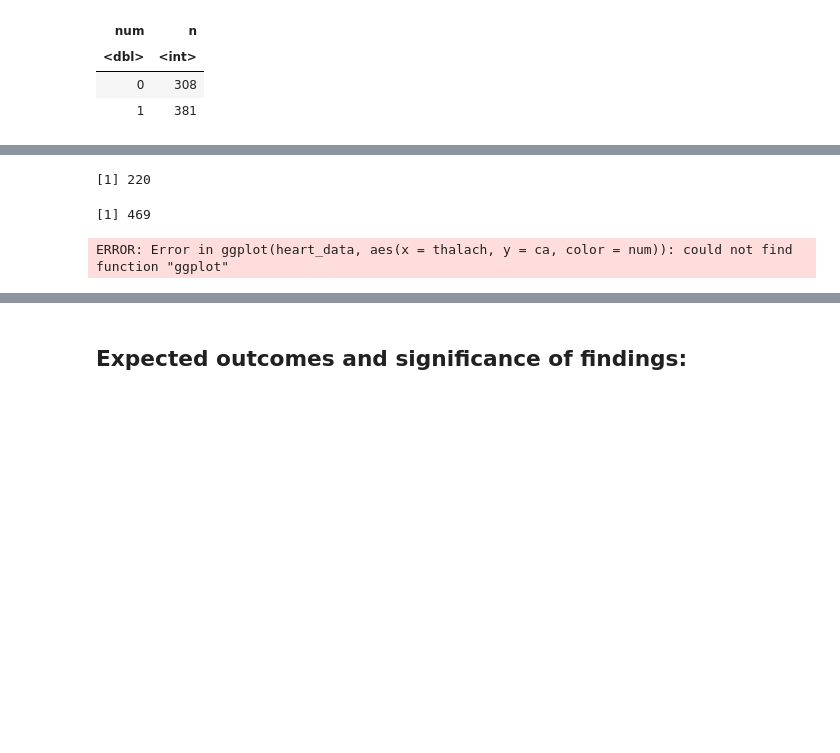
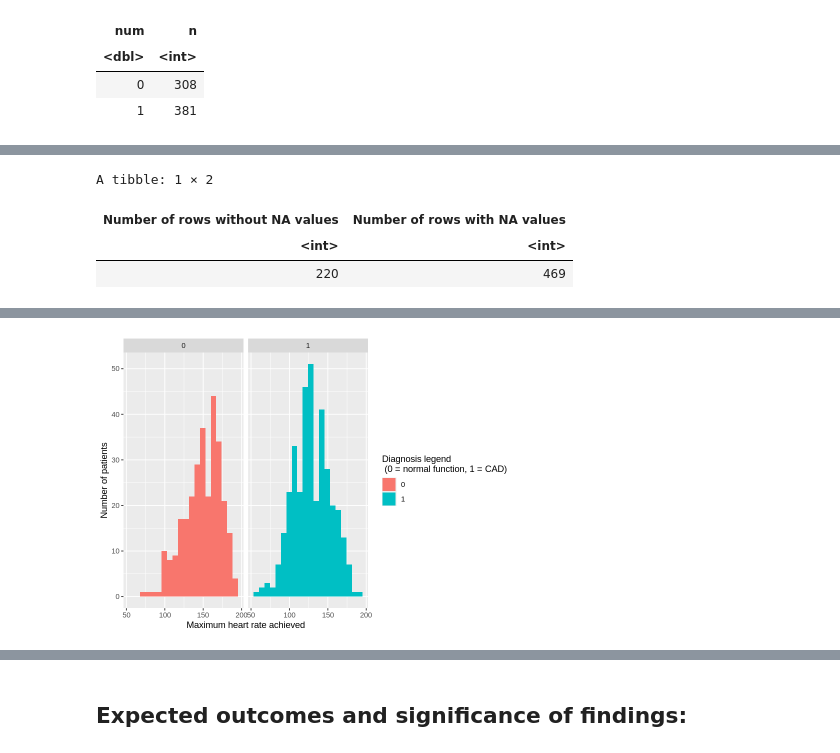
Before and after one commit to kareenaka/dsci100project_kareenakak, a Jupyter notebook: project_proposal.ipynb, the cells around one changed output, grey strips where cells are left out. Cells and saved outputs as stored; diff of their text form; code cells hidden in the pictures; blank space fills up the shorter version.

Commit message:
Proposal changes to graphs

```diff
--- a/project_proposal.ipynb
+++ b/project_proposal.ipynb
@@ -234,23 +215,27 @@ A tibble: 2 × 13
 # How many rows have missing data (excluded in the above 2 coding cells
 
 num_rows_without_na <- nrow(na.omit(heart_train))
-num_rows_without_na
 
 num_rows_with_na <- nrow(heart_train) - num_rows_without_na
-num_rows_with_na
+
+na_summary <- tibble(
+    "Number of rows without NA values" = num_rows_without_na,
+    "Number of rows with NA values" = num_rows_with_na)
+
+na_summary
 # %% [output]
-[1] 220
+A tibble: 1 × 2
-[1] 469
+| Number of rows without NA values | Number of rows with NA values |
+| <int> | <int> |
+| 220 | 469 |
-# %%
-
-
-thalach_plot <- ggplot(heart_train, aes(x = thalach, y = ca, color = num)) +
-    geom_point() +
-    labs(x = "thalach", y = "ca") +
-    scale_x_continuous() +
-    ggtitle("thalach vs. ca")
-
-
-thalach_plot
-# %% [output]
-ERROR: Error in ggplot(heart_data, aes(x = thalach, y = ca, color = num)): could not find function "ggplot"
+# %%
+options(repr.plot.width = 7, repr.plot.height = 5)
+
+thalach_histogram <- heart_train |>
+    ggplot(aes(x = thalach, fill = as_factor(num))) +
+    geom_histogram(bins = 20) +
+    labs(x = "Maximum heart rate achieved", y = "Number of patients", fill = "Diagnosis legend \n (0 = normal function, 1 = CAD)") +
+    facet_grid(cols = vars(num))
+
+thalach_histogram
+# %% [output]
@@ -256,0 +244 @@ ERROR: Error in ggplot(heart_data, aes(x = thalach, y = ca, color = num)): could
+[figure, added]
```
Also changed, not shown: parts of 7 cells of this notebook.
